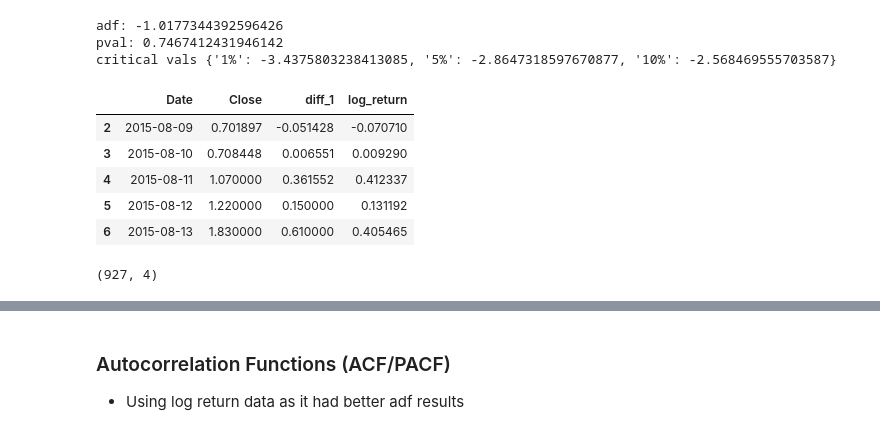
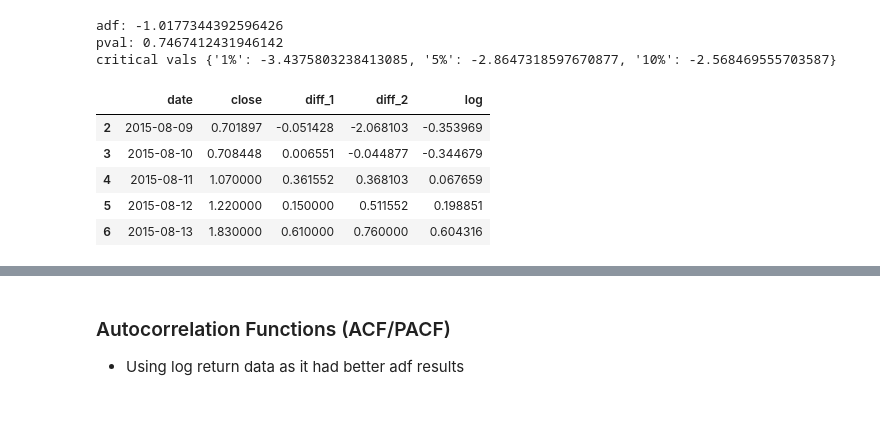
Before and after one commit to brianmcguckin/thinkful_unit_06_specializations, a Jupyter notebook: eth_time_series_notebook.ipynb, the cells around one changed output, grey strips where cells are left out. Cells and saved outputs as stored; diff of their text form; code cells hidden in the pictures.

```diff
--- a/eth_time_series_notebook.ipynb
+++ b/eth_time_series_notebook.ipynb
@@ -73,24 +73,20 @@ adf: -1.0177344392596426
 pval: 0.7467412431946142
 critical vals {'1%': -3.4375803238413085, '5%': -2.8647318597670877, '10%': -2.568469555703587}
 # %%
+eth_price.columns = ['date', 'close']
 # try a couple methods to get stationary dataset
-eth_price['diff_1'] = eth_price.Close - eth_price.Close.shift()
-eth_price['log_return'] = (np.log(eth_price.Close)
-                           - np.log(eth_price.Close.shift(1)))
-# handle Nans from differencing
+eth_price['diff_1'] = eth_price.close - eth_price.close.shift(1)
+eth_price['diff_2'] = eth_price.close - eth_price.close.shift(2)
+eth_price['log'] = np.log(eth_price.close)
 eth_price = eth_price[2:]
 eth_price.head()
 # %% [output]
-|  | Date | Close | diff_1 | log_return |
-| 2 | 2015-08-09 | 0.701897 | -0.051428 | -0.070710 |
-| 3 | 2015-08-10 | 0.708448 | 0.006551 | 0.009290 |
-| 4 | 2015-08-11 | 1.070000 | 0.361552 | 0.412337 |
-| 5 | 2015-08-12 | 1.220000 | 0.150000 | 0.131192 |
-| 6 | 2015-08-13 | 1.830000 | 0.610000 | 0.405465 |
+|  | date | close | diff_1 | diff_2 | log |
+| 2 | 2015-08-09 | 0.701897 | -0.051428 | -2.068103 | -0.353969 |
+| 3 | 2015-08-10 | 0.708448 | 0.006551 | -0.044877 | -0.344679 |
+| 4 | 2015-08-11 | 1.070000 | 0.361552 | 0.368103 | 0.067659 |
+| 5 | 2015-08-12 | 1.220000 | 0.150000 | 0.511552 | 0.198851 |
+| 6 | 2015-08-13 | 1.830000 | 0.610000 | 0.760000 | 0.604316 |
-# %%
-eth_price.shape
-# %% [output]
-(927, 4)
 # %%
 # 1st order difference plot
 plt.figure(figsize=(11,6))
```
Also changed, not shown: parts of 13 cells of this notebook, 1 other file.
